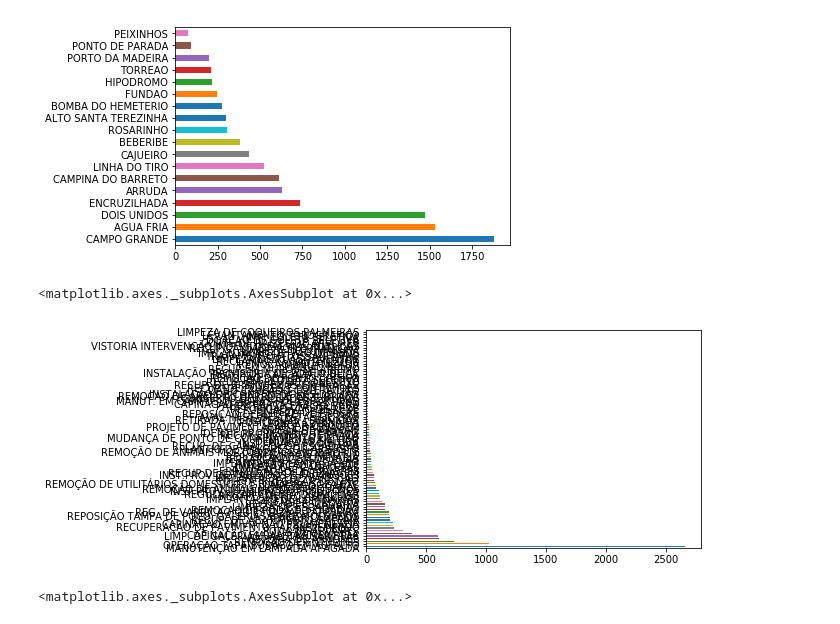
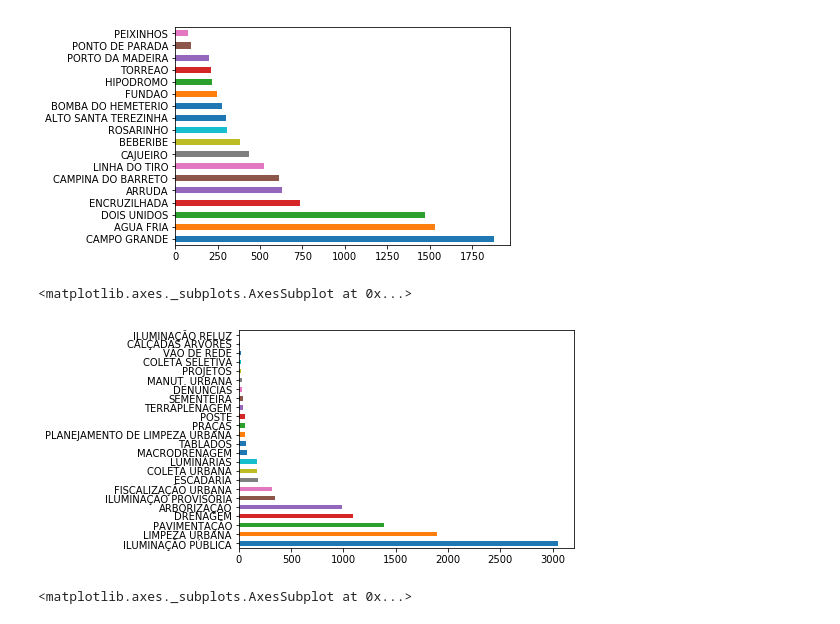
Before and after one commit to if1015-datascience-ufpe/2018-2-projeto-osboys, a Jupyter notebook: ExploratoryDataAnalysis.ipynb, the cells around one changed output. Cells and saved outputs as stored; diff of their text form; code cells hidden in the pictures.

```diff
--- a/ExploratoryDataAnalysis.ipynb
+++ b/ExploratoryDataAnalysis.ipynb
@@ -287,10 +282,10 @@ display(soma)
 # %%
 #Plot graphs
 #(emlurb_df.loc[emlurb_df['RPA'].isin([6])])
-(emlurb_df.loc[emlurb_df['RPA'].isin([2])])['SERVICO_DESCRICAO'].value_counts().plot.barh()
+(emlurb_df.loc[emlurb_df['RPA'].isin([2])])['GRUPOSERVICO_DESCRICAO'].value_counts().plot.barh()
 # %% [output]
 <matplotlib.axes._subplots.AxesSubplot at 0x...>
-[figure, old version]
+[figure, new version]
 # %%
 #Plot graphs
 #(emlurb_df.loc[emlurb_df['RPA'].isin([6])])
```
Also changed, not shown: parts of 21 cells of this notebook.
